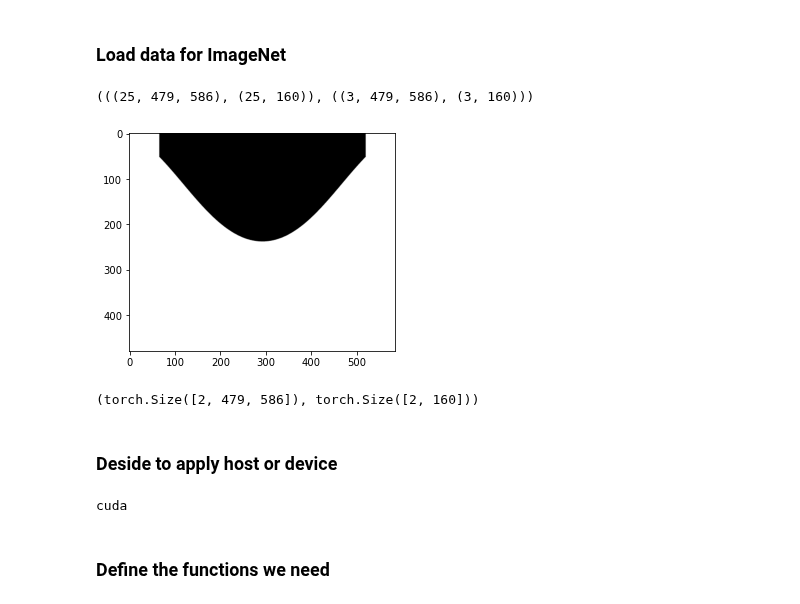
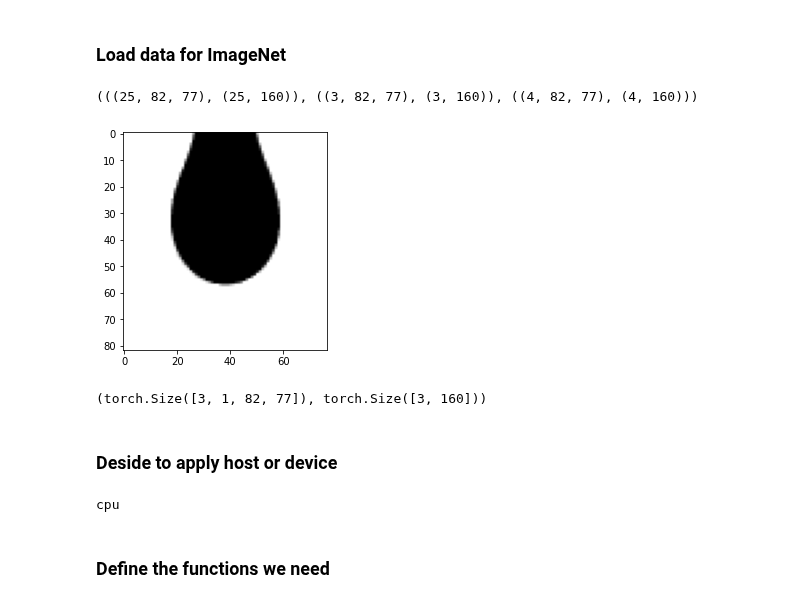
Before and after one commit to ShaoKAi100812/Pendant_Drop_Tensiometry_Prediction, a Jupyter notebook: main.ipynb, the cells around one changed output. Drawn from its saved outputs; the diff is of its cells as text; code cells hidden in the pictures.

Commit message:
Fix: change droplet shape and implement test set

```diff
--- a/main.ipynb
+++ b/main.ipynb
@@ -138,53 +138,54 @@ train_loader, val_loader, test_loader = split.get_split(batch_size=64, num_worke
 # %%
 
 train_img = []
 
 data_image = pd.read_csv("Data_folder/Picture.csv", header= None)
-
-for img_name in data_image.iloc[0:,3:].index + 1:
+for img_name in data_image.iloc[0:32,3:].index + 1:
     # defining the image path
     image_path = 'Data_folder/' + str(img_name) + '.png'
     # reading the image
     img = imread(image_path, as_gray=True)
     img = img[4:-4, 4:-4]  #crop
     # normalizing the pixel values
     img /= 255.0
     # converting the type of pixel to float 32
     img = img.astype('float32')
     # appending the image into the list
     train_img.append(img)
 
 plt.imshow(train_img[0], cmap='gray')
 # converting the list to numpy array
 train_x_pic = np.array(train_img)
-train_y_pic = data_image.iloc[0:,3:].values
-train_x_pic, val_x_pic, train_y_pic, val_y_pic = train_test_split(train_x_pic, train_y_pic, test_size = 0.1)
-(train_x_pic.shape, train_y_pic.shape), (val_x_pic.shape, val_y_pic.shape)
+train_y_pic = data_image.iloc[0:32,3:].values
+train_x_pic, rem_x_pic, train_y_pic, rem_y_pic = train_test_split(train_x_pic, train_y_pic, test_size = 0.2)
+val_x_pic, test_x_pic, val_y_pic, test_y_pic = train_test_split(rem_x_pic, rem_y_pic, test_size = 0.5)
+
+(train_x_pic.shape, train_y_pic.shape), (val_x_pic.shape, val_y_pic.shape), (test_x_pic.shape, test_y_pic.shape)
 # %% [output]
-(((25, 479, 586), (25, 160)), ((3, 479, 586), (3, 160)))
+(((25, 82, 77), (25, 160)), ((3, 82, 77), (3, 160)), ((4, 82, 77), (4, 160)))
-[figure, old version]
+[figure, new version]
 # %%
 # converting the target into torch format
 train_y_pic = train_y_pic.astype(int);
 train_y_pic = torch.from_numpy(train_y_pic)
 
-train_x_pic = train_x_pic.reshape(25, 1, 479, 586)
+train_x_pic = train_x_pic.reshape(25, 1,82, 77)
 train_x_pic  = torch.from_numpy(train_x_pic)
 
 train_y_pic.shape, train_x_pic.shape
 
 # converting validation images into torch format
-val_x_pic = val_x_pic.reshape(3, 1, 479, 586)
-val_x_pic  = torch.from_numpy(val_x)
+val_x_pic = val_x_pic.reshape(3, 1,82, 77)
+val_x_pic  = torch.from_numpy(val_x_pic)
 
 # converting the target into torch format
-val_y_pic = val_y.astype(int);
-val_y_pic = torch.from_numpy(val_y)
+val_y_pic = val_y_pic.astype(int);
+val_y_pic = torch.from_numpy(val_y_pic)
 
 # shape of validation data
 val_x_pic.shape, val_y_pic.shape
 # %% [output]
-(torch.Size([2, 479, 586]), torch.Size([2, 160]))
+(torch.Size([3, 1, 82, 77]), torch.Size([3, 160]))
 # %% [markdown]
 ### Deside to apply host or device
 # %%
@@ -193,10 +194,10 @@ if USE_GPU and torch.cuda.is_available():
     device = torch.device('cuda')
 else:
     device = torch.device('cpu')
-#device = torch.device('cpu')
+device = torch.device('cpu')
 print(device)
 # %% [output]
-cuda
+cpu
 # %% [markdown]
 ### Define the functions we need
 # %%
```
Also changed, not shown: parts of 3 cells of this notebook, 34 other files.
